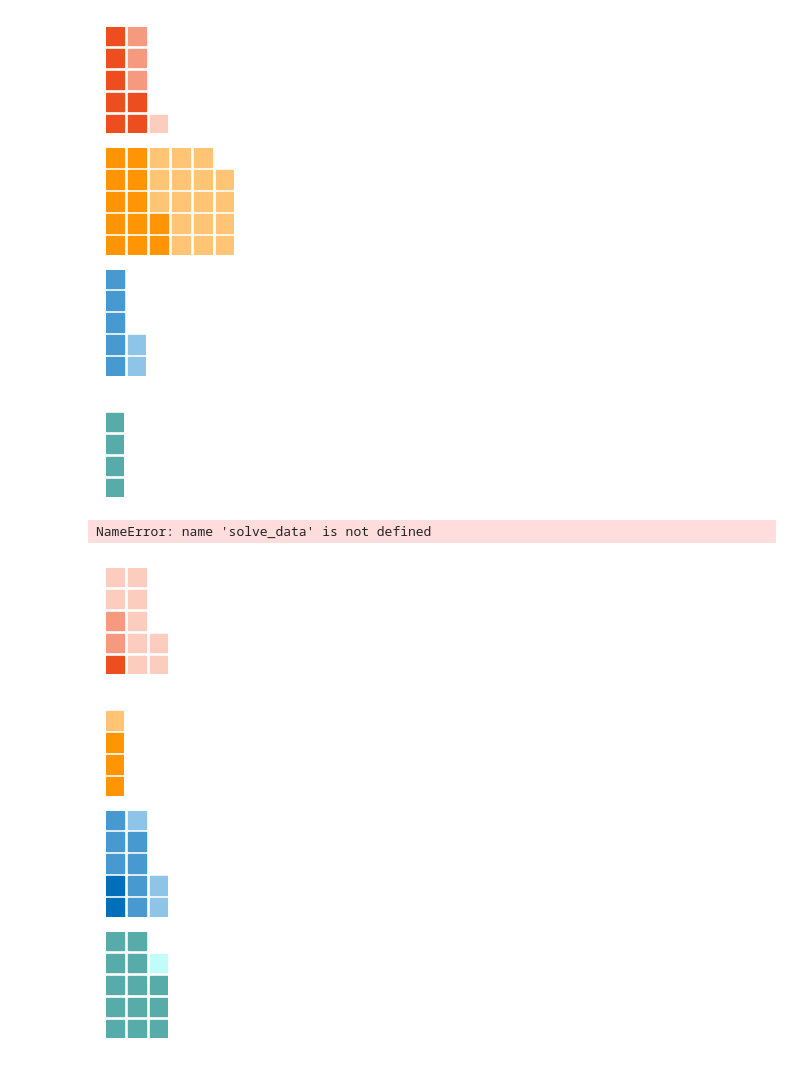
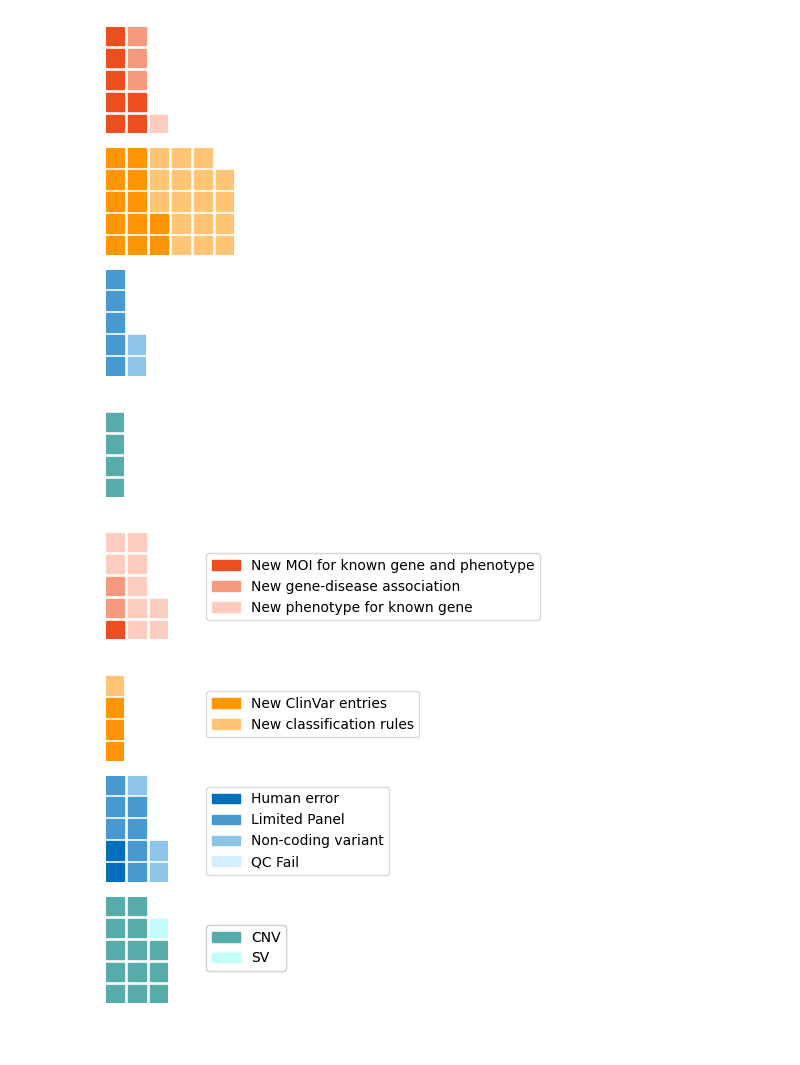
Before and after one commit to populationgenomics/talos_manuscript, a Jupyter notebook: Analyses/Jupyter_notebooks/Figure4_panel2.ipynb, the cells around one changed output. Cells and saved outputs as stored; diff of their text form; code cells hidden in the pictures.

Commit message:
Updates to Fig4 legend construction

```diff
--- a/Analyses/Jupyter_notebooks/Figure4_panel2.ipynb
+++ b/Analyses/Jupyter_notebooks/Figure4_panel2.ipynb
@@ -263,18 +263,9 @@ data = pd.read_csv('../../Data/Fig4/Talos_solves_VCGS-prospective.csv', header=0
 # This is needed because the data breaks out some additional categories that we are not interested in
 data_combined = data.groupby(level=[0, 1]).sum()
 
-
-# colors_list = ['#EC4E20',
-#         '#F2805F',
-#         '#FCCCBE',
-#         '#016FB9',
-#         '#6BAFDC',
-#         '#218380',
-#         '#57ABA9',
-#         '#8CD4D1',
-#         '#C2FCFA',
-#         '#51514B',
-#         '#A3A39A']
+# Sorting dataframe so that legends appear in the desired order
+custom_sort={'Gene-disease Associations': 1, 'Variant Reclassifications': 2, 'Missed in Manual Analysis': 3, 'CNV/SV': 4}
+data_sorted = data_combined.sort_index(key=lambda x: x.map(custom_sort))
 
 colors_list = ['#EC4E20', #flame orginal
         '#F69A7F', #flame light
@@ -306,41 +297,41 @@ fig = plt.figure(
         413: {
             'values': data_combined.loc[('Missed in Manual Analysis'),'Renal'],
             'colors': colors_list[5:9],
             #'title': {'label': 'Missed in original analysis', 'loc': 'left', 'fontsize': 12}
         },
         414: {
             'values': data_combined.loc[('CNV/SV'),'Renal'],
             'colors': colors_list[9:12],
             #'title': {'label': 'CNV/SV', 'loc': 'left', 'fontsize': 12}
         },
     },
     rows=5,
     #colors=colors_list,
     rounding_rule='ceil',
     figsize=(5, 5)
 )
 
 import matplotlib.patches as mpatches
 import matplotlib.pyplot as plt
 
 patches = []
-for x in range(len(solve_data)):
-    patches.append(mpatches.Patch(color=colors_list[x], label=list(solve_data.keys())[x]))
+for x in range(len(data_sorted.index.get_level_values(1))):
+    labels = list(data_sorted.index.get_level_values(1))
+    patches.append(mpatches.Patch(color=colors_list[x], label=labels[x]))
 plt.legend(handles=patches, bbox_to_anchor=(3,2), loc="lower left")
 
-legend1 = plt.legend(handles=patches[0:3], bbox_to_anchor=(2,4.3), loc="upper left")
-legend2 = plt.legend(handles=patches[3:5], bbox_to_anchor=(2,3.05), loc="upper left")
-legend3 = plt.legend(handles=patches[5:9], bbox_to_anchor=(2,2.1), loc="upper left")
-legend4 = plt.legend(handles=patches[9:11], bbox_to_anchor=(2,0.6), loc="upper left")
+legend1 = plt.legend(handles=patches[0:3], bbox_to_anchor=(1.5,4.3), loc="upper left")
+legend2 = plt.legend(handles=patches[3:5], bbox_to_anchor=(1.5,3.0), loc="upper left")
+legend3 = plt.legend(handles=patches[5:9], bbox_to_anchor=(1.5,2.1), loc="upper left")
+legend4 = plt.legend(handles=patches[9:11], bbox_to_anchor=(1.5,0.8), loc="upper left")
 fig.add_artist(legend1)
 fig.add_artist(legend2)
 fig.add_artist(legend3)
 fig.add_artist(legend4)
 
 fig.savefig('../../Figures/Fig4/Fig4_panel2_Renal.png')
 # %% [output]
-NameError: name 'solve_data' is not defined
-[figure, old version]
+[figure, new version]
 # %%
 import matplotlib.pyplot as plt
 import matplotlib.image as mpimg
```
Also changed, not shown: parts of 1 cell of this notebook, 2 other files.
